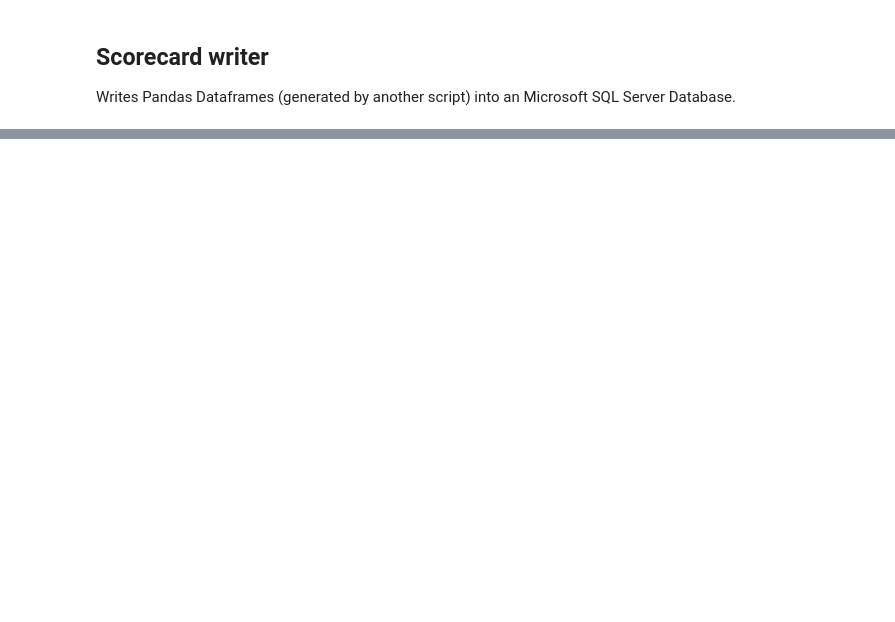
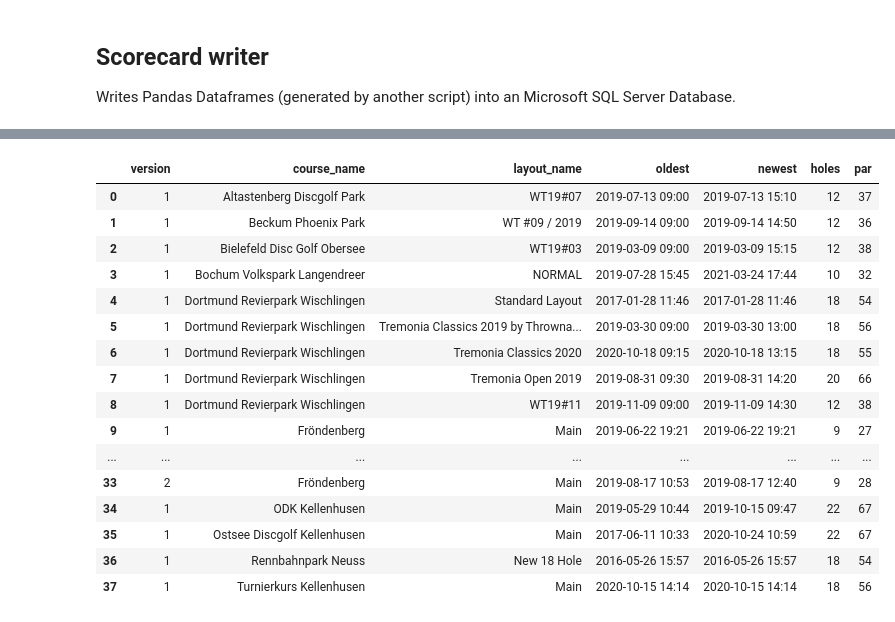
Before and after one commit to JulianBrink/discy, a Jupyter notebook: discy/scorecard_writer.ipynb, the cells around one changed output, grey strips where cells are left out. Cells and saved outputs as stored; diff of their text form; code cells hidden in the pictures; blank space fills up the shorter version.

```diff
--- a/discy/scorecard_writer.ipynb
+++ b/discy/scorecard_writer.ipynb
@@ -78,0 +319,2 @@ ValueError: columns overlap but no suffix specified: Index(['course_name'], dtyp
+# %%
+layout_versions_df_from_db = sqr.get_table_layout_versions()
@@ -78,0 +339,20 @@ ValueError: columns overlap but no suffix specified: Index(['course_name'], dtyp
+# %%
+layout_versions_df_from_db
+# %% [output]
+|  | version | course_name | layout_name | oldest | newest | holes | par |
+| 0 | 1 | Altastenberg Discgolf Park | WT19#07 | 2019-07-13 09:00 | 2019-07-13 15:10 | 12 | 37 |
+| 1 | 1 | Beckum Phoenix Park | WT #09 / 2019 | 2019-09-14 09:00 | 2019-09-14 14:50 | 12 | 36 |
+| 2 | 1 | Bielefeld Disc Golf Obersee | WT19#03 | 2019-03-09 09:00 | 2019-03-09 15:15 | 12 | 38 |
+| 3 | 1 | Bochum Volkspark Langendreer | NORMAL | 2019-07-28 15:45 | 2021-03-24 17:44 | 10 | 32 |
+| 4 | 1 | Dortmund Revierpark Wischlingen | Standard Layout | 2017-01-28 11:46 | 2017-01-28 11:46 | 18 | 54 |
+| 5 | 1 | Dortmund Revierpark Wischlingen | Tremonia Classics 2019 by Throwna... | 2019-03-30 09:00 | 2019-03-30 13:00 | 18 | 56 |
+| 6 | 1 | Dortmund Revierpark Wischlingen | Tremonia Classics 2020 | 2020-10-18 09:15 | 2020-10-18 13:15 | 18 | 55 |
+| 7 | 1 | Dortmund Revierpark Wischlingen | Tremonia Open 2019 | 2019-08-31 09:30 | 2019-08-31 14:20 | 20 | 66 |
+| 8 | 1 | Dortmund Revierpark Wischlingen | WT19#11 | 2019-11-09 09:00 | 2019-11-09 14:30 | 12 | 38 |
+| 9 | 1 | Fröndenberg | Main | 2019-06-22 19:21 | 2019-06-22 19:21 | 9 | 27 |
+| ... | ... | ... | ... | ... | ... | ... | ... |
+| 33 | 2 | Fröndenberg | Main | 2019-08-17 10:53 | 2019-08-17 12:40 | 9 | 28 |
+| 34 | 1 | ODK Kellenhusen | Main | 2019-05-29 10:44 | 2019-10-15 09:47 | 22 | 67 |
+| 35 | 1 | Ostsee Discgolf Kellenhusen | Main | 2017-06-11 10:33 | 2020-10-24 10:59 | 22 | 67 |
+| 36 | 1 | Rennbahnpark Neuss | New 18 Hole | 2016-05-26 15:57 | 2016-05-26 15:57 | 18 | 54 |
+| 37 | 1 | Turnierkurs Kellenhusen | Main | 2020-10-15 14:14 | 2020-10-15 14:14 | 18 | 56 |
```
Also changed, not shown: parts of 44 cells of this notebook, 8 other files.
